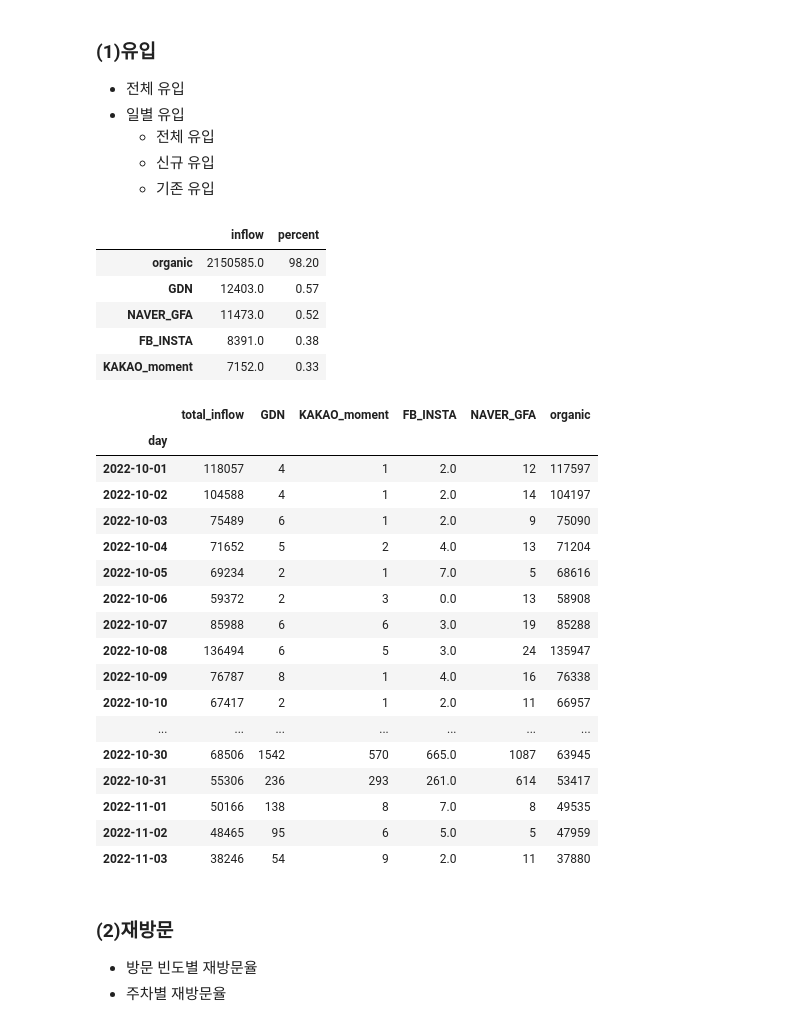
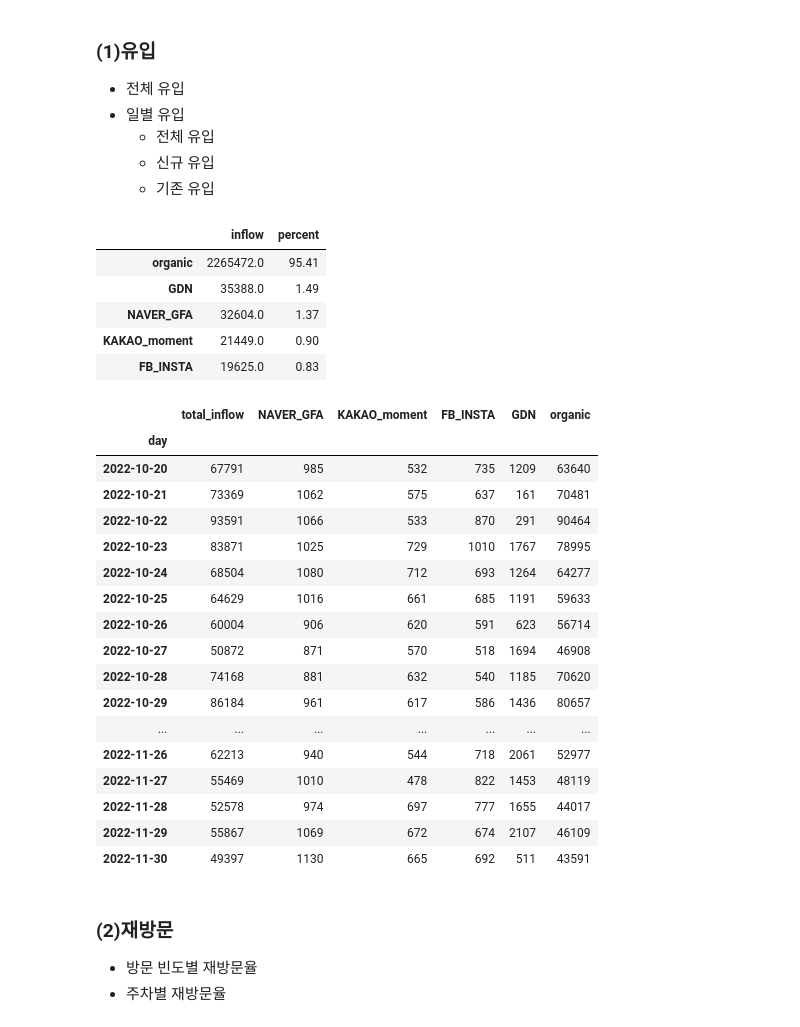
Before and after one commit to tand-datateam-th/kto_prj_git, a Jupyter notebook: [KTO]_Letter_analysis_v2_2210(MK).ipynb, the cells around one changed output. Drawn from its saved outputs; the diff is of its cells as text; code cells hidden in the pictures.

```diff
--- a/[KTO]_Letter_analysis_v2_2210(MK).ipynb
+++ b/[KTO]_Letter_analysis_v2_2210(MK).ipynb
@@ -99,15 +94,18 @@ for pkg in [return_pickle] :
 # 1. log Data import
 #------------------------------------------------#
 # dates: 10월 한 달
-df_app_log = DataImport.read_files(
-    input_path = INPUT_PATH + DATA_TYPE + APP_KEY,
-    today = datetime.strptime('20221118', '%Y%m%d') + timedelta(days = 1),
-    dates = (datetime.strptime('20221118', '%Y%m%d') - datetime.strptime('20221110', '%Y%m%d')).days + 1,
-    platform_total = True, reduce_memory = True, verbose = False)
+CheckDate.check_date_return_pickle(e_date='20221130', s_date=s_date)
+df_app_log = ReadFile.read_pickle(e_date='20221130', s_date=s_date)
 
-# df_app_log_copy = df_app_log.copy()        ## copy code
+# df_app_log = DataImport.read_files(
+#     input_path = INPUT_PATH + DATA_TYPE + APP_KEY,
+#     today = datetime.strptime('20221118', '%Y%m%d') + timedelta(days = 1),
+#     dates = (datetime.strptime('20221118', '%Y%m%d') - datetime.strptime('20221110', '%Y%m%d')).days + 1,
+#     platform_total = True, reduce_memory = True, verbose = False)
 
-# df_app_log_before = DataImport.set_date_range(df = df_app_log, start= datetime(2022,10,1), end = advertisement_date)
-# df_app_log_after = DataImport.set_date_range(df = df_app_log, start= advertisement_date, end = datetime(2022,11,3))
+df_app_log_copy = df_app_log.copy()        ## copy code
+
+df_app_log_before = DataImport.set_date_range(df = df_app_log, start= datetime(2022,10,1), end = advertisement_date)
+df_app_log_after = DataImport.set_date_range(df = df_app_log, start= advertisement_date, end = datetime(2022,11,27))
 # %% [markdown]
 # 2.Preprocess
@@ -306,6 +239,7 @@ dict_duration_seg['low'] = df_duration_per_device[
 #------------------------------------------------#
 # 3. segment by new or re
 #------------------------------------------------#
+df_app_log['created_date'] = pd.DatetimeIndex(df_app_log['created_date'])
 lst_new_device = list(df_app_log[df_app_log['created_date'] >= datetime.strptime(s_date, '%Y%m%d')][KEY_ID_DEVICE].unique())
 lst_re_device = list(df_app_log[df_app_log['created_date'] < datetime.strptime(s_date, '%Y%m%d')][KEY_ID_DEVICE].unique())
 
@@ -376,64 +310,63 @@ dict_keys(['KAKAO_moment', 'GDN', 'NAVER_GFA', 'FB_INSTA', 'organic'])
 dict_output_inflow_total= {}
 dict_output_inflow_daily= {}
 
-def count_inflow(dict_input, dict_output_total, dict_output_daily,
-        KEY_ID = KEY_ID_DEVICE, lst = list(df_app_log_total[KEY_ID_DEVICE].unique()), nm = 'inflow'):
-
-    _df_target_daily = df_app_log_total[
-                        df_app_log_total[KEY_ID].isin(lst)].groupby('day')[KEY_ID]\
+def count_inflow(dict_input, dict_output_total, dict_output_daily, KEY_ID = KEY_ID_DEVICE,
+    lst = list(df_app_log[KEY_ID_DEVICE].unique()), nm = 'inflow'):
+    _df_target_daily = df_app_log[
+                        df_app_log[KEY_ID].isin(lst)].groupby('day')[KEY_ID]\
                             .nunique().to_frame(name = f'total_{nm}')
 
     for _referrer, _segment in dict_input.items():
         ## 1) 전체 총 유입인원
         dict_output_total[f'{_referrer}'] = {}
         dict_output_total[f'{_referrer}'][f'{nm}'] = len(set(_segment))
 
         ## 2) 일별 총 유입인원
         _lst_segment = list(set(lst) &  set(_segment))
-        _df = df_app_log_total[df_app_log_total[KEY_ID].isin(_lst_segment)].groupby('day')[KEY_ID].nunique().to_frame(name = f'{_referrer}').fillna(0)
+        _df = df_app_log[df_app_log[KEY_ID].isin(_lst_segment)].groupby('day')[KEY_ID].nunique().to_frame(name = f'{_referrer}').fillna(0)
 
         dict_output_daily[f'{_referrer}'] = {}
         dict_output_daily[f'{_referrer}'][f'{nm}'] = _df
         _df_target_daily[f'{_referrer}'] = _df[f'{_referrer}']
         _df_target_daily.fillna(0, inplace=True)
 
 
     ### 1-2) 전체 총 유입인원 df화
     _df_output = pd.DataFrame.from_dict(dict_output_total, orient='index', columns=['inflow'])
     _df_output = cnt_to_percent_ver1(_df_output, 'inflow')
     _df_output = _df_output.sort_values(by = 'inflow', ascending=False)
 
     return _df_output, _df_target_daily
 
 _df_inflow_total, _df_inflow_daily = count_inflow(dict_lst_user_from_referrs_gudok, dict_output_inflow_total, dict_output_inflow_daily)
 _df_inflow_total
 pd.set_option('max_rows', 100)
 _df_inflow_daily
 # %% [output]
 |  | inflow | percent |
-| organic | 2150585.0 | 98.20 |
-| GDN | 12403.0 | 0.57 |
-| NAVER_GFA | 11473.0 | 0.52 |
-| FB_INSTA | 8391.0 | 0.38 |
-| KAKAO_moment | 7152.0 | 0.33 |
+| organic | 2265472.0 | 95.41 |
+| GDN | 35388.0 | 1.49 |
+| NAVER_GFA | 32604.0 | 1.37 |
+| KAKAO_moment | 21449.0 | 0.90 |
+| FB_INSTA | 19625.0 | 0.83 |
-|  | total_inflow | GDN | KAKAO_moment | FB_INSTA | NAVER_GFA | organic |
+|  | total_inflow | NAVER_GFA | KAKAO_moment | FB_INSTA | GDN | organic |
 | day |  |  |  |  |  |  |
-| 2022-10-01 | 118057 | 4 | 1 | 2.0 | 12 | 117597 |
-| 2022-10-02 | 104588 | 4 | 1 | 2.0 | 14 | 104197 |
-| 2022-10-03 | 75489 | 6 | 1 | 2.0 | 9 | 75090 |
-| 2022-10-04 | 71652 | 5 | 2 | 4.0 | 13 | 71204 |
-| 2022-10-05 | 69234 | 2 | 1 | 7.0 | 5 | 68616 |
-| 2022-10-06 | 59372 | 2 | 3 | 0.0 | 13 | 58908 |
-| 2022-10-07 | 85988 | 6 | 6 | 3.0 | 19 | 85288 |
-| 2022-10-08 | 136494 | 6 | 5 | 3.0 | 24 | 135947 |
-| 2022-10-09 | 76787 | 8 | 1 | 4.0 | 16 | 76338 |
-| 2022-10-10 | 67417 | 2 | 1 | 2.0 | 11 | 66957 |
+| 2022-10-20 | 67791 | 985 | 532 | 735 | 1209 | 63640 |
+| 2022-10-21 | 73369 | 1062 | 575 | 637 | 161 | 70481 |
+| 2022-10-22 | 93591 | 1066 | 533 | 870 | 291 | 90464 |
+| 2022-10-23 | 83871 | 1025 | 729 | 1010 | 1767 | 78995 |
+| 2022-10-24 | 68504 | 1080 | 712 | 693 | 1264 | 64277 |
+| 2022-10-25 | 64629 | 1016 | 661 | 685 | 1191 | 59633 |
+| 2022-10-26 | 60004 | 906 | 620 | 591 | 623 | 56714 |
+| 2022-10-27 | 50872 | 871 | 570 | 518 | 1694 | 46908 |
+| 2022-10-28 | 74168 | 881 | 632 | 540 | 1185 | 70620 |
+| 2022-10-29 | 86184 | 961 | 617 | 586 | 1436 | 80657 |
 | ... | ... | ... | ... | ... | ... | ... |
-| 2022-10-30 | 68506 | 1542 | 570 | 665.0 | 1087 | 63945 |
-| 2022-10-31 | 55306 | 236 | 293 | 261.0 | 614 | 53417 |
-| 2022-11-01 | 50166 | 138 | 8 | 7.0 | 8 | 49535 |
-| 2022-11-02 | 48465 | 95 | 6 | 5.0 | 5 | 47959 |
-| 2022-11-03 | 38246 | 54 | 9 | 2.0 | 11 | 37880 |
+| 2022-11-26 | 62213 | 940 | 544 | 718 | 2061 | 52977 |
+| 2022-11-27 | 55469 | 1010 | 478 | 822 | 1453 | 48119 |
+| 2022-11-28 | 52578 | 974 | 697 | 777 | 1655 | 44017 |
+| 2022-11-29 | 55867 | 1069 | 672 | 674 | 2107 | 46109 |
+| 2022-11-30 | 49397 | 1130 | 665 | 692 | 511 | 43591 |
 # %%
 # #########################################
 # # 2. 일별 유입
```
Also changed, not shown: parts of 23 cells of this notebook, 6 other files.
